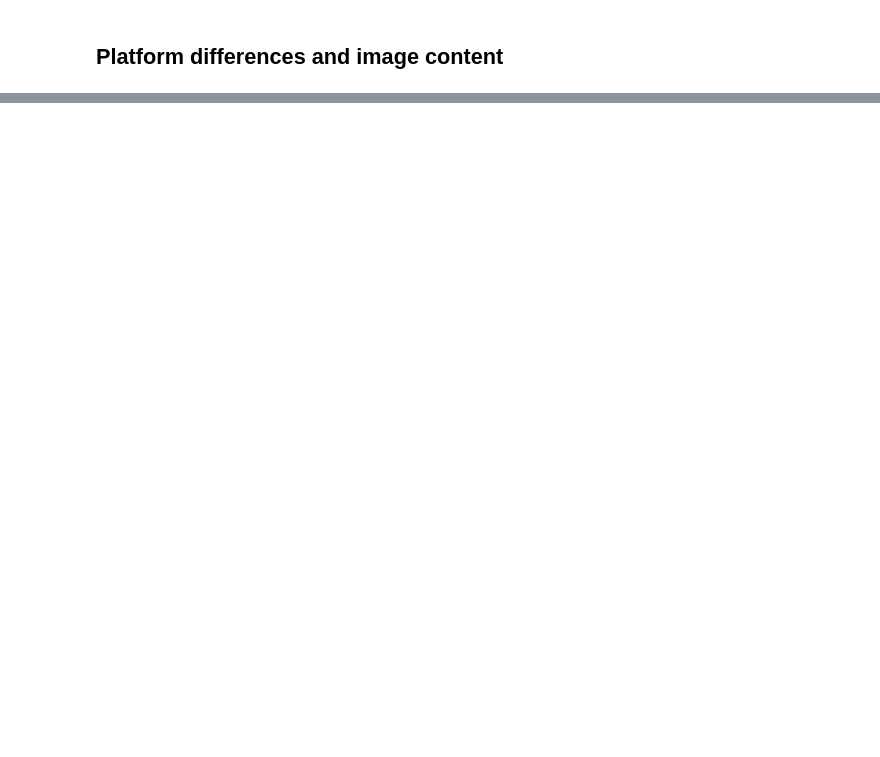
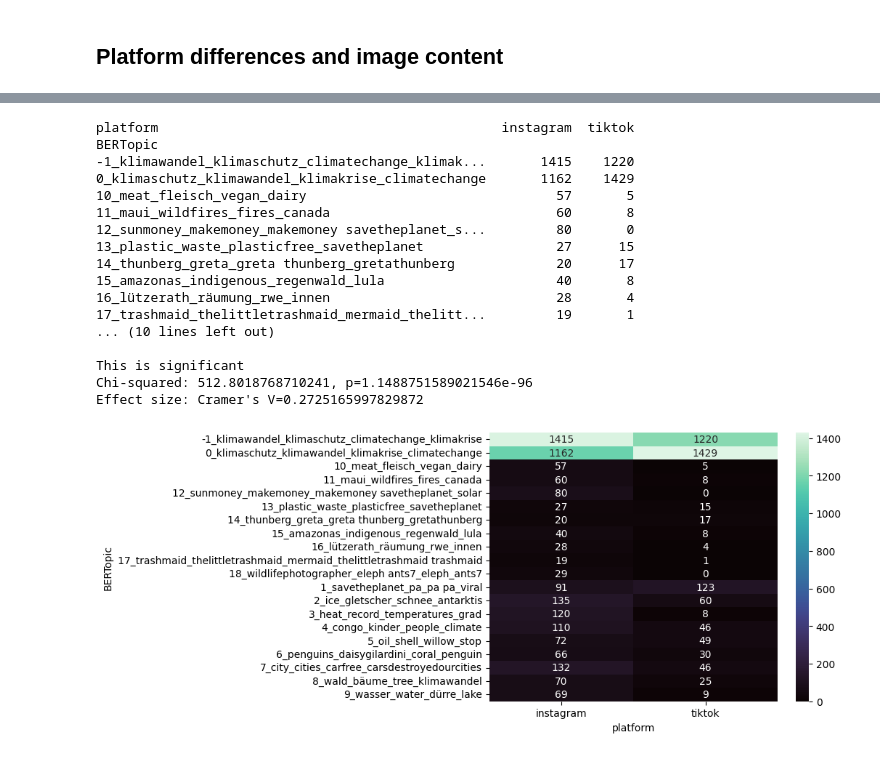
Before and after one commit to Johanna4Green/ColorsOfClimatechange, a Jupyter notebook: statistical_tests.ipynb, the cells around one changed output, grey strips where cells are left out. Saved outputs shown, nothing was run; the diff lists cells and outputs as text; code cells hidden in the pictures; blank space fills up the shorter version.

```diff
--- a/statistical_tests.ipynb
+++ b/statistical_tests.ipynb
@@ -1705,3 +1753,26 @@ Effect size: Cramer's V=0.24354054852780516
+# %%
+iv="platform"
+dv="BERTopic"
+full_chi_square(iv,dv)
+# %% [output]
+platform                                            instagram  tiktok
+BERTopic
+-1_klimawandel_klimaschutz_climatechange_klimak...       1415    1220
+0_klimaschutz_klimawandel_klimakrise_climatechange       1162    1429
+10_meat_fleisch_vegan_dairy                                57       5
+11_maui_wildfires_fires_canada                             60       8
+12_sunmoney_makemoney_makemoney savetheplanet_s...         80       0
+13_plastic_waste_plasticfree_savetheplanet                 27      15
+14_thunberg_greta_greta thunberg_gretathunberg             20      17
+15_amazonas_indigenous_regenwald_lula                      40       8
+16_lützerath_räumung_rwe_innen                             28       4
+17_trashmaid_thelittletrashmaid_mermaid_thelitt...         19       1
+... (10 lines left out)
+
+This is significant
+Chi-squared: 512.8018768710241, p=1.1488751589021546e-96
+Effect size: Cramer's V=0.2725165997829872
+[figure, added]
 # %%
 iv = "platform"
 dv = "Impression_or_Sentiment"
```
Also changed, not shown: parts of 66 cells of this notebook.
